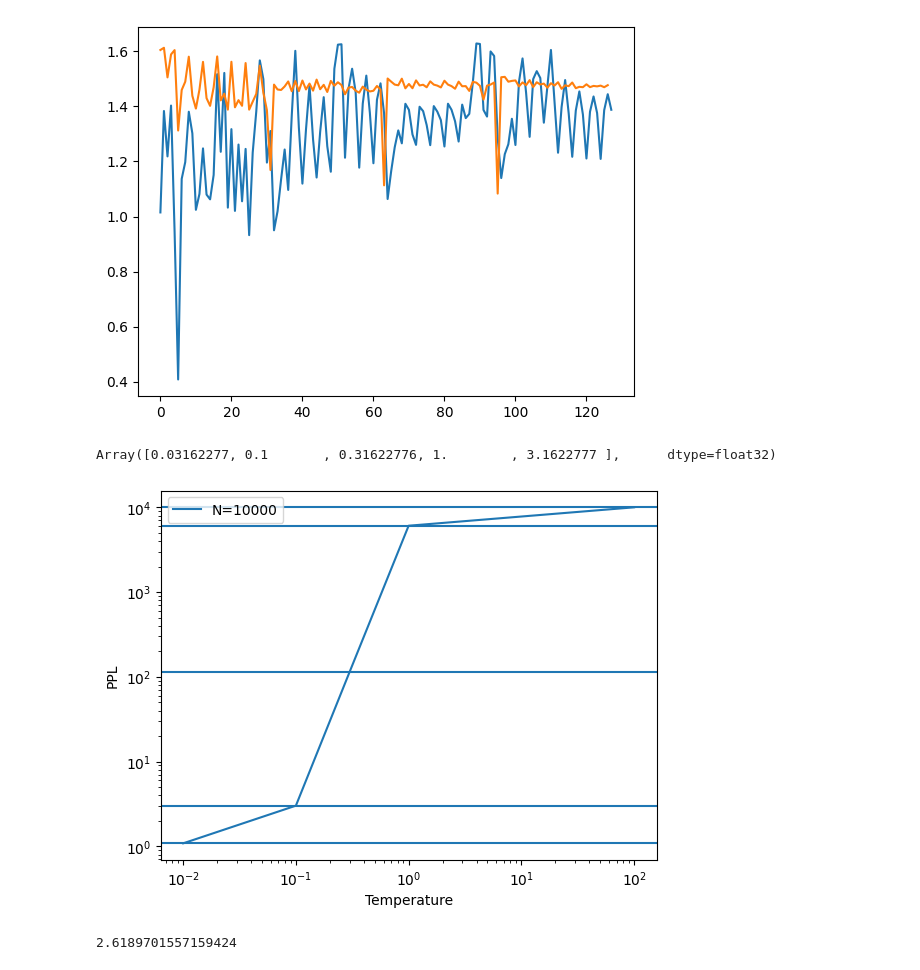
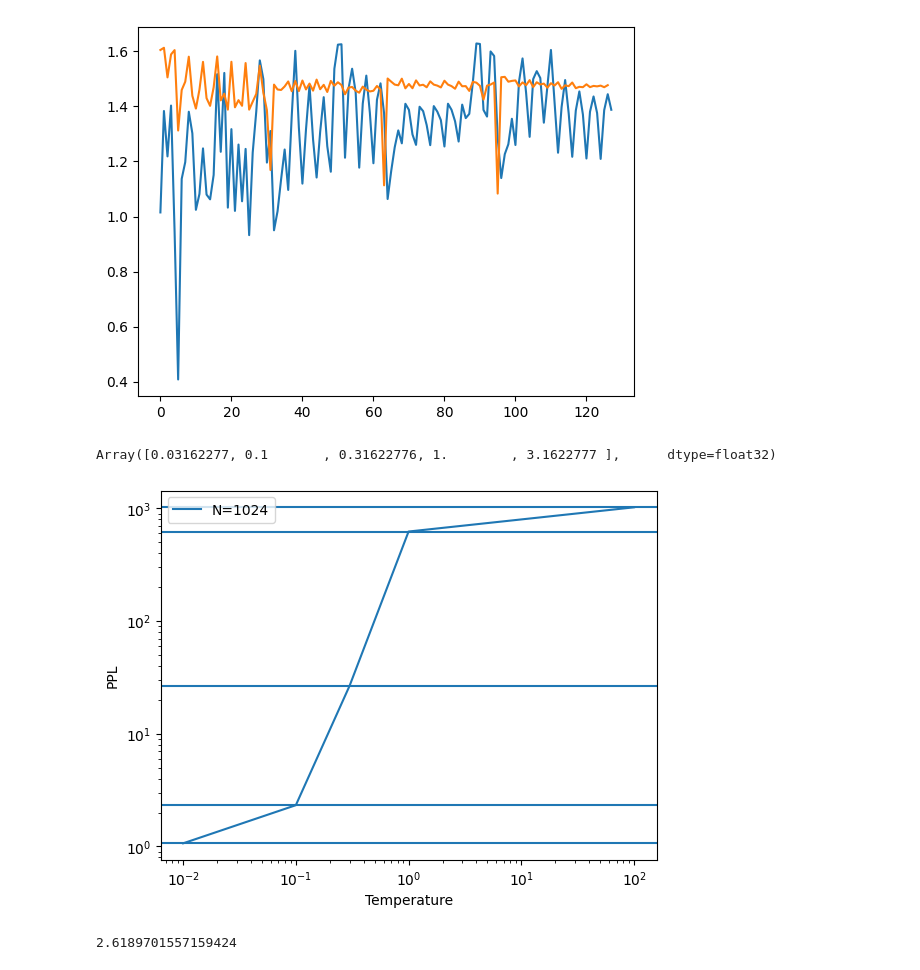
Before and after one commit to akarshkumar0101/synthetic-mdps, a Jupyter notebook: src/Untitled1.ipynb, the cells around one changed output. Cells and saved outputs as stored; diff of their text form; code cells hidden in the pictures.

```diff
--- a/src/Untitled1.ipynb
+++ b/src/Untitled1.ipynb
@@ -318,6 +318,8 @@ plt.plot(a['mse_obs'][0])
 # %% [output]
 [<matplotlib.lines.Line2D at 0x...>]
 [figure]
+# %%
+rng = jax.random.PRNGKey(0)
 # %%
 
 def get_ppl(rng, N, temp):
@@ -329,26 +331,26 @@ def get_ppl(rng, N, temp):
 # %%
 # temp = jnp.logspace(-1.5, .5, 5)
 temp = jnp.array([1e-5, 1/10, np.sqrt(1/10), 1, 1e5])
 temp = jnp.array([1e-5, .316/2, 0.316, .316*1.5, 1e5])
 temp = jnp.array([.01, .1, .3, 1, 100])
 
 
-for N in [10000]:
+for N in [1024]:
     a = jax.vmap(partial(get_ppl, rng, N))(temp)
     plt.plot(temp, a, label=f'N={N}')
 #     plt.axhline(N)
 # plt.axhline(1)
     [plt.axhline(i) for i in a]
 
 plt.legend()
 plt.xlabel("Temperature")
 plt.ylabel("PPL")
 plt.yscale('log')
 plt.xscale('log')
 jnp.logspace(-1.5, .5, 5)
 # %% [output]
 Array([0.03162277, 0.1       , 0.31622776, 1.        , 3.1622777 ],      dtype=float32)
-[figure, old version]
+[figure, new version]
 # %%
 rng = jax.random.PRNGKey(0)
 get_ppl(rng, 10, temp=0.3)
```
Also changed, not shown: parts of 1 cell of this notebook, 9 other files.
